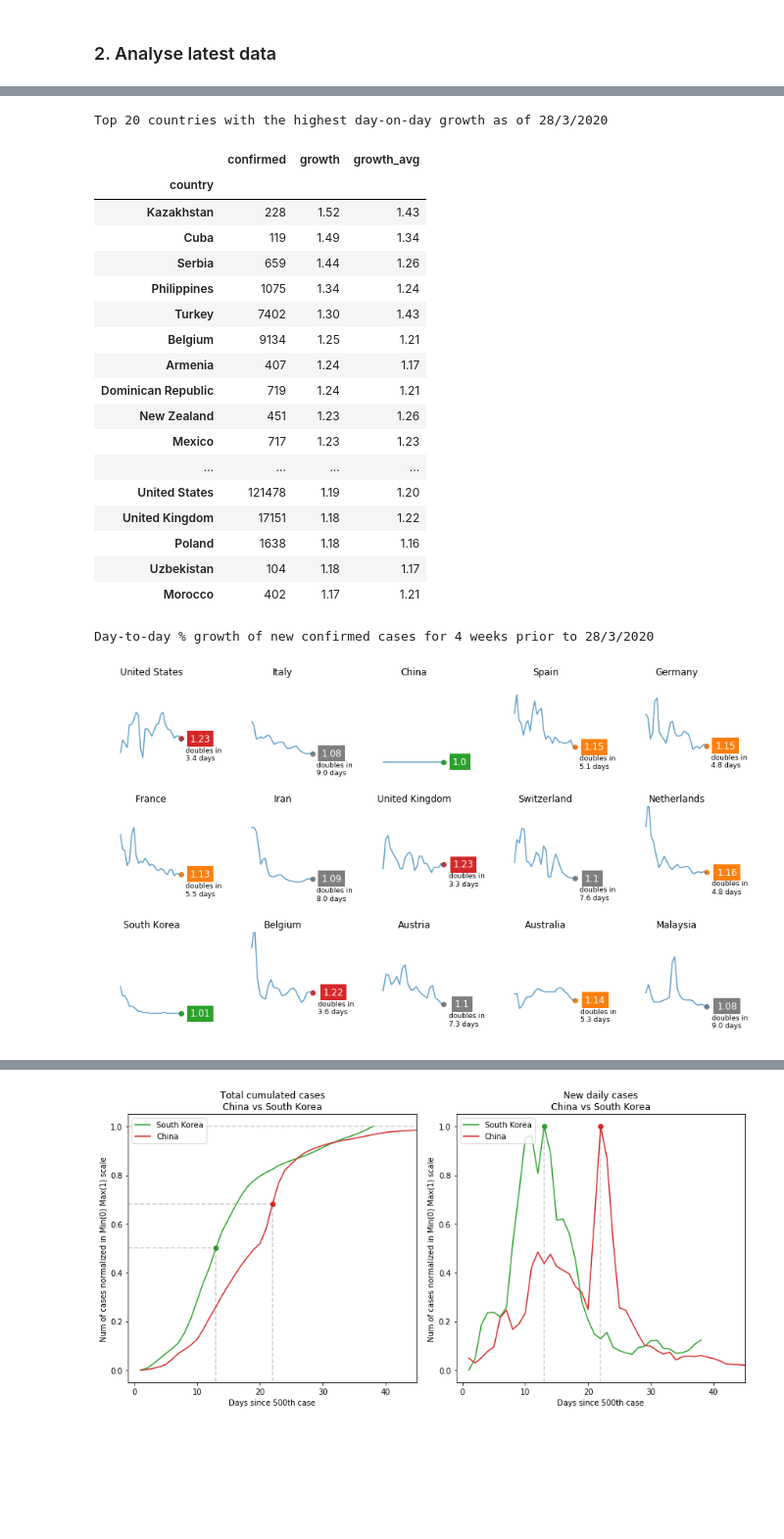
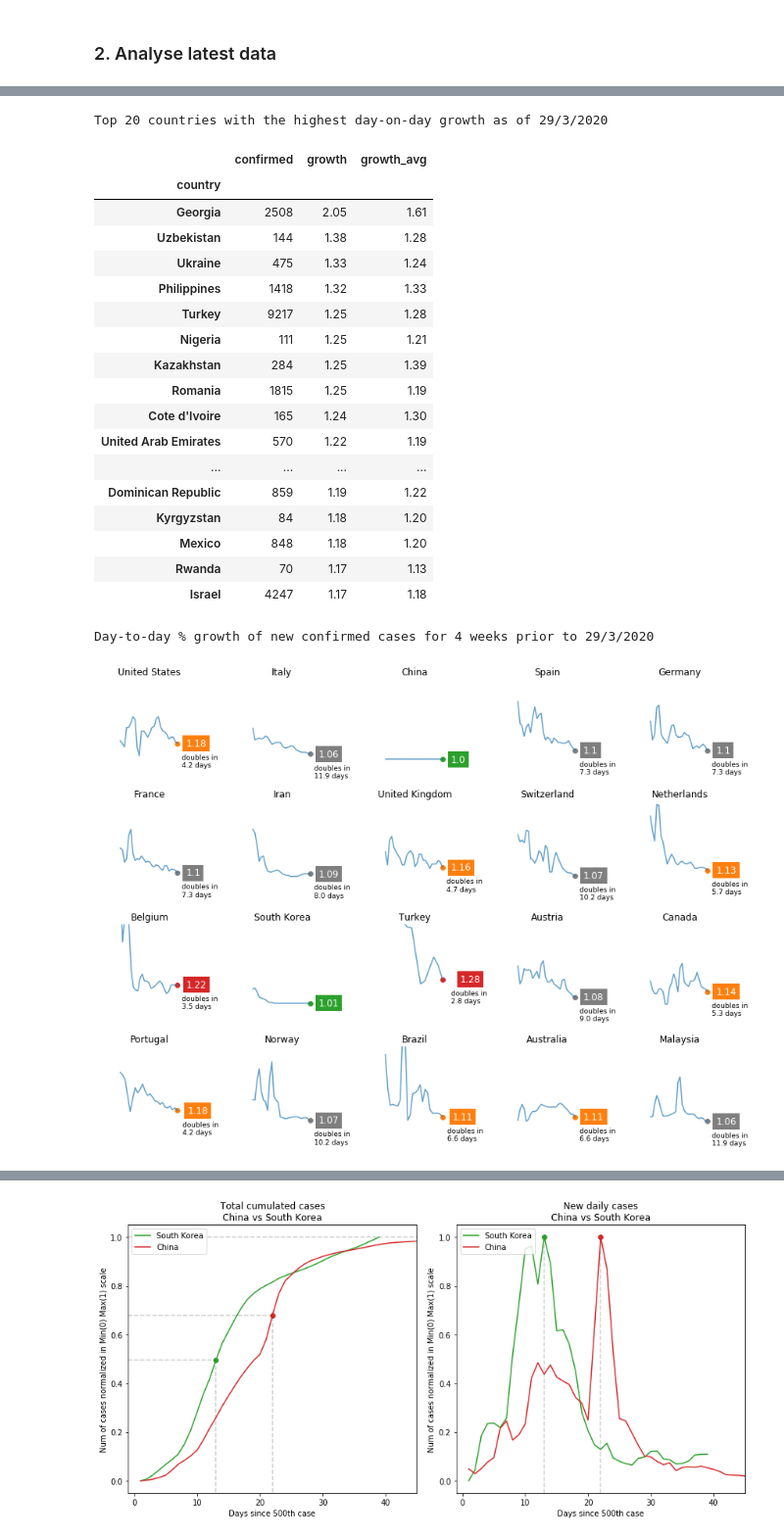
Before and after one commit to khairulomar/Covid-19, a Jupyter notebook: Covid19.ipynb, the cells around one changed output, grey strips where cells are left out. Shown at 98% size. Saved outputs shown, nothing was run; the diff lists cells and outputs as text; code cells hidden in the pictures; blank space fills up the shorter version.

```diff
--- a/Covid19.ipynb
+++ b/Covid19.ipynb
@@ -289,5 +289,4 @@ plt.show()
 # %%
-threshold = 50 # set min threshold
 rolling_window = 2
 df2 = df1[['country', 'confirmed', 'new_confirmed']].sort_index().reset_index()
 dftemp = pd.DataFrame()
@@ -300,66 +299,69 @@ for country in df2.country.unique():
             oldcol = 'confirmed' if newcol == 'growth' else 'new_confirmed'
             dfc.iloc[i, dfc.columns.get_loc(newcol)] = 0 if dfc.iloc[i-1][oldcol] == 0 else round(dfc.iloc[i][oldcol]/dfc.iloc[i-1][oldcol],2)
     dftemp =  pd.concat([dftemp, dfc])
-df2 = dftemp[dftemp.confirmed > threshold] # ignore cases below threshold
+df2 = dftemp.copy()
 df2['growth_avg'] = round(df2.growth.rolling(window=rolling_window).mean(),2)
 df2 = df2.reset_index(drop=True)
 # %%
+# Set threshold
+threshold = 50
+
 print(f'\nTop 20 countries with the highest day-on-day growth as of {date.day}/{date.month}/2020')
-growthdata = df2.loc[(df2.date==date) & (df2.confirmed > 100)].sort_values(by='growth', ascending=False).set_index('country', drop=True)
+growthdata = df2.loc[(df2.date==date) & (df2.confirmed > threshold)].sort_values(by='growth', ascending=False).set_index('country', drop=True)
 growthdata[['confirmed','growth','growth_avg']][:20]
 # %% [output]
-Top 20 countries with the highest day-on-day growth as of 28/3/2020
+Top 20 countries with the highest day-on-day growth as of 29/3/2020
 |  | confirmed | growth | growth_avg |
 | country |  |  |  |
-| Kazakhstan | 228 | 1.52 | 1.43 |
-| Cuba | 119 | 1.49 | 1.34 |
-| Serbia | 659 | 1.44 | 1.26 |
-| Philippines | 1075 | 1.34 | 1.24 |
-| Turkey | 7402 | 1.30 | 1.43 |
-| Belgium | 9134 | 1.25 | 1.21 |
-| Armenia | 407 | 1.24 | 1.17 |
-| Dominican Republic | 719 | 1.24 | 1.21 |
-| New Zealand | 451 | 1.23 | 1.26 |
-| Mexico | 717 | 1.23 | 1.23 |
+| Georgia | 2508 | 2.05 | 1.61 |
+| Uzbekistan | 144 | 1.38 | 1.28 |
+| Ukraine | 475 | 1.33 | 1.24 |
+| Philippines | 1418 | 1.32 | 1.33 |
+| Turkey | 9217 | 1.25 | 1.28 |
+| Nigeria | 111 | 1.25 | 1.21 |
+| Kazakhstan | 284 | 1.25 | 1.39 |
+| Romania | 1815 | 1.25 | 1.19 |
+| Cote d'Ivoire | 165 | 1.24 | 1.30 |
+| United Arab Emirates | 570 | 1.22 | 1.19 |
 | ... | ... | ... | ... |
-| United States | 121478 | 1.19 | 1.20 |
-| United Kingdom | 17151 | 1.18 | 1.22 |
-| Poland | 1638 | 1.18 | 1.16 |
-| Uzbekistan | 104 | 1.18 | 1.17 |
-| Morocco | 402 | 1.17 | 1.21 |
+| Dominican Republic | 859 | 1.19 | 1.22 |
+| Kyrgyzstan | 84 | 1.18 | 1.20 |
+| Mexico | 848 | 1.18 | 1.20 |
+| Rwanda | 70 | 1.17 | 1.13 |
+| Israel | 4247 | 1.17 | 1.18 |
 # %%
-countries = list(latest[:13].country) + ['Australia', 'Malaysia']
+threshold = 10
+countries = list(latest[:18].country) + ['Australia', 'Malaysia']
 
 print(f'\nDay-to-day % growth of new confirmed cases for 4 weeks prior to {date.day}/{date.month}/2020')
-fig, axes = plt.subplots(ncols=5, nrows=round(len(countries)/5), figsize=(12,7), constrained_layout=True)
+fig, axes = plt.subplots(ncols=5, nrows=round(len(countries)/5), figsize=(12,9), constrained_layout=True)
 col = ['growth_avg']
 for i, ax in zip(range(len(countries)), axes.flat):
-    data = df2[df2.country==countries[i]].iloc[-28:].reset_index(drop=True)
+    data = df2.loc[(df2.country==countries[i]) & (df2.confirmed > threshold)].iloc[-28:].reset_index(drop=True)
     ax.plot(data[col].clip(1)[:], alpha=0.7)
-    latest_growth = data[col].rolling(window=2).mean().iloc[-1]
+    latest_growth = data[col].iloc[-1]
     if latest_growth[0] < 2**(1/14):
         color = 'C2'
     elif latest_growth[0] < 2**(1/7):
         color = 'C7'
     elif latest_growth[0] < 2**(1/4):
         color = 'C1'
     else: color = 'C3'
     double_days = f'doubles in\n{round(math.log(2)/math.log(latest_growth),1)} days' if latest_growth[0] > 2**(1/30) else ''
     ax.scatter(data.index.max(), latest_growth, marker='o', color=color)
-    #ax.hlines(0,data.index.min(),data.index.max(), alpha=0.1)
     ax.text(data.index.max()+4, latest_growth, str(round(latest_growth[0],2)),
             color='white', ha='left', va='center', size=12, bbox=dict(facecolor=color, edgecolor='none'))
-    ax.text(data.index.max()+2, latest_growth-0.15, double_days, ha='left', va='center', size=9)
-    ax.set_ylim(0.9, 1.8)
+    ax.text(data.index.max()+2, latest_growth-0.2, double_days, ha='left', va='center', size=9)
+    ax.set_ylim(0.9, 1.9)
     ax.axis('off')
     ax.set_title(countries[i], fontsize=12)
 plt.tight_layout()
 plt.savefig('img/growth', pad_inches=0)
 plt.savefig(f'img_archive/growth_{str(date)[:10]}', pad_inches=0)
 plt.show()
 # %% [output]
-Day-to-day % growth of new confirmed cases for 4 weeks prior to 28/3/2020
+Day-to-day % growth of new confirmed cases for 4 weeks prior to 29/3/2020
-[figure, old version]
+[figure, new version]
 # %%
 print('Day-to-day % growth of new confirmed cases over the past 7 days')
 top_countries = list(latest[:13].country) + ['Malaysia', 'Australia']
```
Also changed, not shown: parts of 18 cells of this notebook, 17 other files.
